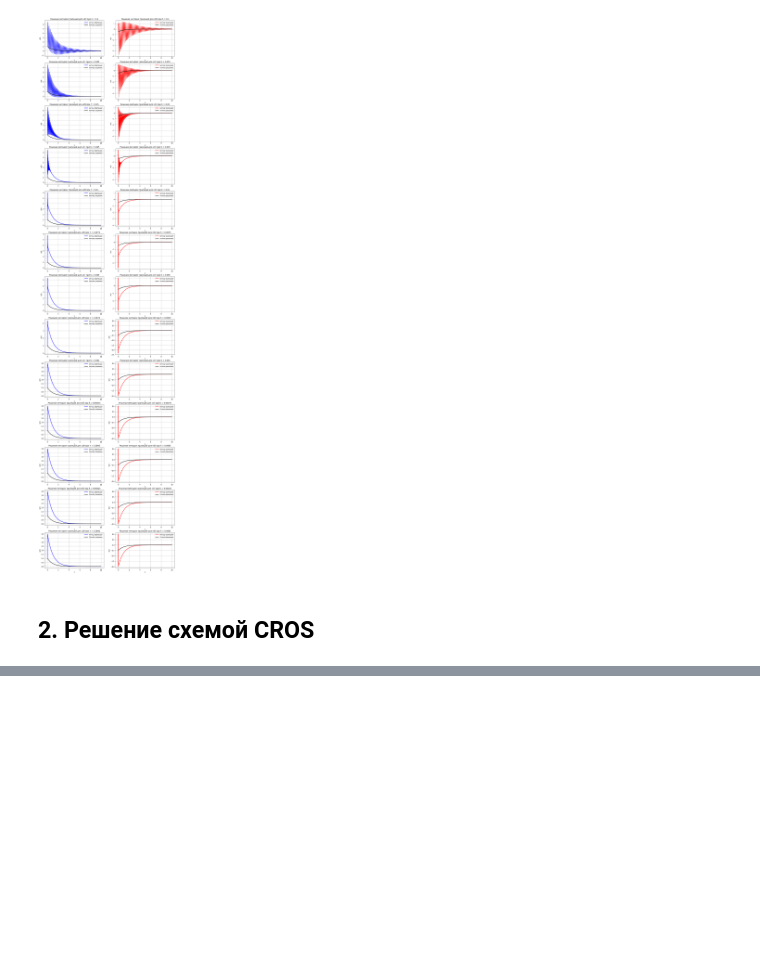
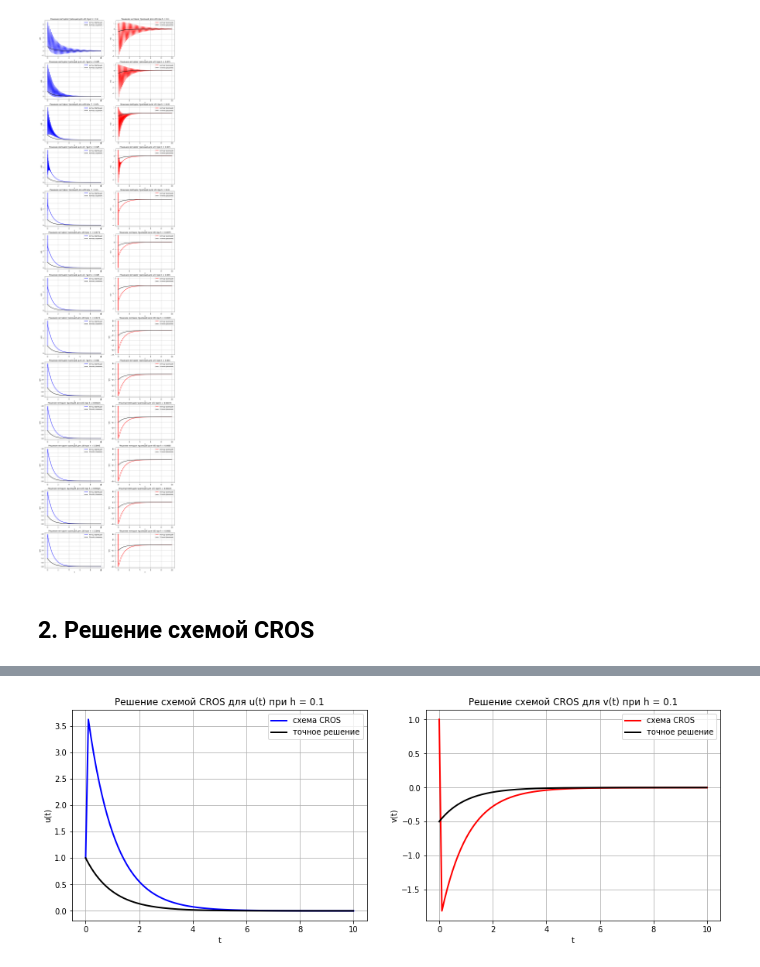
Before and after one commit to denisstasyev/Computational_Mathematics, a Jupyter notebook: PracticalTask1/PracticalTask1.ipynb, the cells around one changed output, grey strips where cells are left out. Saved outputs shown, nothing was run; the diff lists cells and outputs as text; code cells hidden in the pictures; blank space fills up the shorter version.

Commit message:
CROS method added

```diff
--- a/PracticalTask1/PracticalTask1.ipynb
+++ b/PracticalTask1/PracticalTask1.ipynb
@@ -221,7 +221,7 @@ plt.plot(x0, v0, color='black', label='точное решение', linewidth=2
 ax.legend()
 plt.grid()
 
-plt.savefig('trapezoid method_1.png')
+plt.savefig('trapezoid_method_1.png')
 
 # Возможно более наглядное изображение решения
 import mpl_toolkits.mplot3d.axes3d as p3
@@ -231,7 +231,7 @@ ax.plot_trisurf(x, u, v, color='blue', label='метод трапеций', line
 ax.plot_trisurf(x0, u0, v0, color='black', label='точное решение', linewidth=0.0, antialiased=False)
 ax.set_xlabel('t')
 ax.set_ylabel('u(t)')
-ax.set_ylabel('v(t)')
+ax.set_zlabel('v(t)')
 # %% [output]
 Text(0.5, 0, 'v(t)')
 [figure]
@@ -384,7 +384,7 @@ plt.plot(x0, v0, color='black', label='точное решение', linewidth=2
 ax.legend()
 plt.grid()
 
-plt.savefig('trapezoid method_analysis_1.png')
+plt.savefig('trapezoid_method_analysis_1.png')
 
 # Возможно более наглядное изображение решения
 import mpl_toolkits.mplot3d.axes3d as p3
@@ -394,7 +394,7 @@ ax.plot_trisurf(x, u, v, color='blue', label='метод трапеций', line
 ax.plot_trisurf(x0, u0, v0, color='black', label='точное решение', linewidth=0.0, antialiased=False)
 ax.set_xlabel('t')
 ax.set_ylabel('u(t)')
-ax.set_ylabel('v(t)')
+ax.set_zlabel('v(t)')
 # %% [output]
 Text(0.5, 0, 'v(t)')
 [figure]
@@ -482,0 +535,76 @@ plt.savefig('trapezoid method_analysis_2.png')
+# %%
+%matplotlib inline
+import numpy as np
+from matplotlib import pyplot as plt
+
+# drawing improvements
+fig_size = plt.rcParams["figure.figsize"]
+fig_size[0] = 15 #width
+fig_size[1] = 5 #height
+plt.rcParams["figure.figsize"] = fig_size
+
+# constants
+x_min = 0
+x_max = 10
+
+h = 10**-1
+N = int((x_max - x_min) / h)
+
+u = np.zeros(N)
+v = np.zeros(N)
+
+u[0] = 1
+v[0] = 1
+
+for i in range(0, N-1):
+    A = np.array([[complex(1 - 499*h, - h*499), complex(-999*h, - h*999)],
+                  [complex(499.5*h, + 499.5*h), complex(1 + 999.5*h, + 999.5*h)]])
+    B = np.array([998*u[i] + 1998*v[i], -999*u[i] - 1999*v[i]])
+    W = np.linalg.solve(A, B) # решаем данную систему
+
+    u[i+1] = u[i] + h*W[0].real
+    v[i+1] = v[i] + h*W[1].real
+
+x = np.linspace(x_min, x_max, num=N)
+
+ax = plt.subplot(1,2,1)
+plt.plot(x, u, color='blue', label='схема CROS', linewidth=2.0)
+ax.set_title(f"Решение схемой CROS для u(t) при h = {h}")
+ax.set_xlabel('t')
+ax.set_ylabel('u(t)')
+ax.legend()
+
+ax = plt.subplot(1,2,2)
+plt.plot(x, v, color='red', label='схема CROS', linewidth=2.0)
+ax.set_title(f"Решение схемой CROS для v(t) при h = {h}")
+ax.set_xlabel('t')
+ax.set_ylabel('v(t)')
+ax.legend()
+
+# Точное решение
+x0 = np.arange(x_min, x_max, 0.01)
+u0 = 1996/1999 * np.exp(-x0) + 3/1999 * np.exp(-2000*x0)
+v0 = -998/1999 * np.exp(-x0) # + 2997/3 * np.exp(-2000*x0)
+
+ax = plt.subplot(1,2,1)
+plt.plot(x0, u0, color='black', label='точное решение', linewidth=2.0)
+ax.legend()
+plt.grid()
+
+ax = plt.subplot(1,2,2)
+plt.plot(x0, v0, color='black', label='точное решение', linewidth=2.0)
+ax.legend()
+plt.grid()
+
+plt.savefig('CROS_scheme_1.png')
+
+# Возможно более наглядное изображение решения
+import mpl_toolkits.mplot3d.axes3d as p3
+fig = plt.figure()
+ax = p3.Axes3D(fig)
+ax.plot_trisurf(x, u, v, color='blue', label='метод трапеций', linewidth=0.0, antialiased=False)
+ax.plot_trisurf(x0, u0, v0, color='black', label='точное решение', linewidth=0.0, antialiased=False)
+ax.set_xlabel('t')
+ax.set_ylabel('u(t)')
+ax.set_zlabel('v(t)')
+# %% [output]
@@ -482,0 +612 @@ plt.savefig('trapezoid method_analysis_2.png')
+[figure, added]
```
Also changed, not shown: parts of 8 cells of this notebook, 9 other files.
